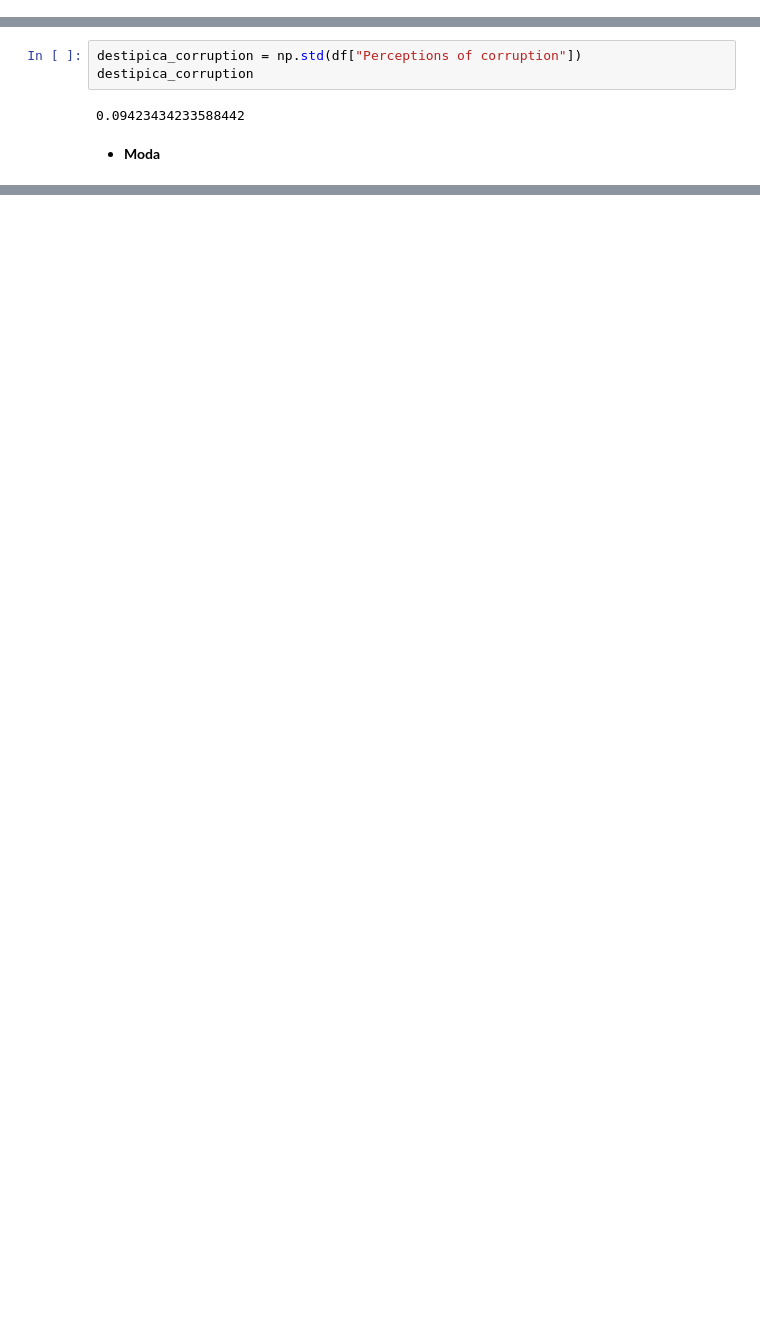
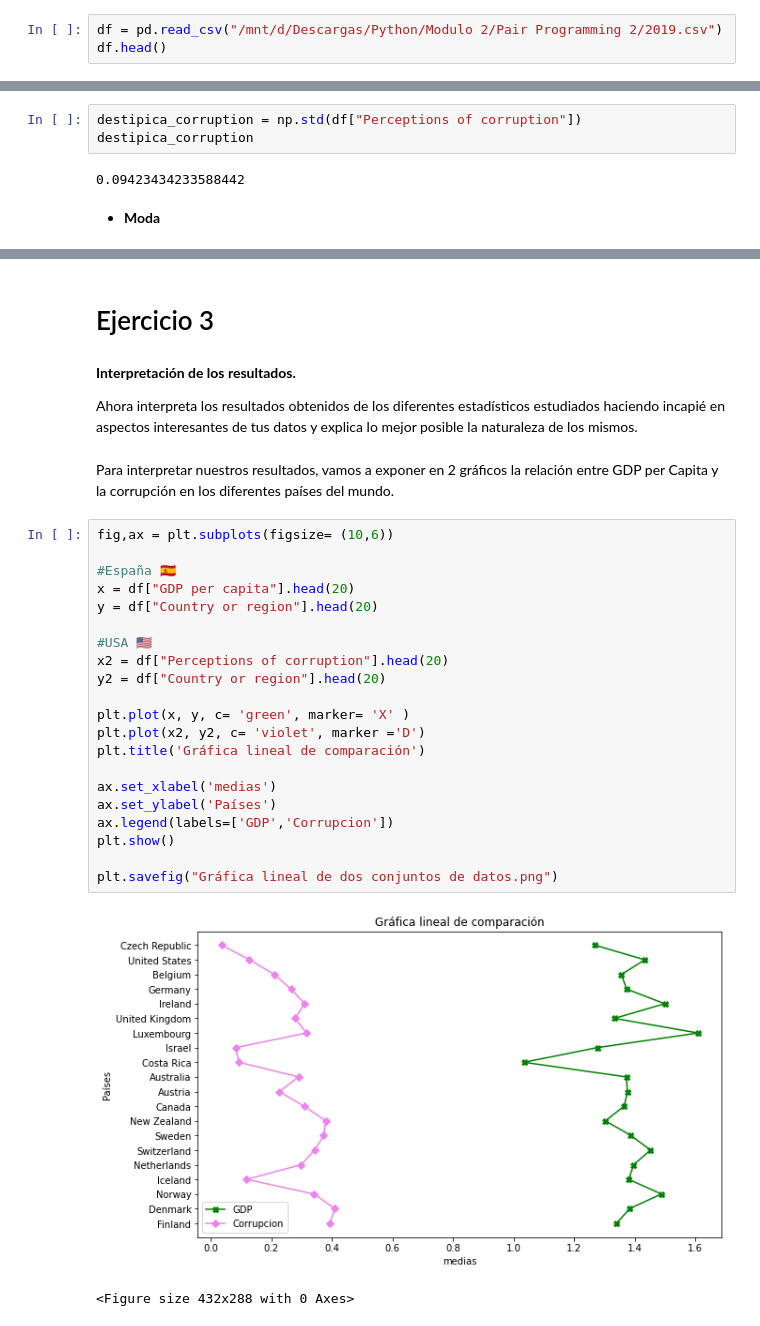
Before and after one commit to Adalab/Adalab-DA-promo-A-module-2-pairprog-2-pair-1-Guada_Lara, a Jupyter notebook: ESTADÍSTICA/1_Pair_Programming_Estadistica_1.ipynb, the cells around one changed output, grey strips where cells are left out. Saved outputs shown, nothing was run; the diff lists cells and outputs as text; blank space fills up the shorter version.

```diff
--- a/ESTADÍSTICA/1_Pair_Programming_Estadistica_1.ipynb
+++ b/ESTADÍSTICA/1_Pair_Programming_Estadistica_1.ipynb
@@ -20,3 +13,6 @@ df.head()
 Se recomienda que el conjunto de datos a analizar tenga variables numéricas y categóricas. Ya que tambien se analizarán.
 # %% [markdown]
 *Hemos seleccionado un dataset de la página "Kaggle", que es un informe que trata sobre el estado de la felicidad en el mundo y que recoge indicadores adicionales a los económicos para tratar el bienestar.*
+# %%
+df = pd.read_csv("/mnt/d/Descargas/Python/Modulo 2/Pair Programming 2/2019.csv")
+df.head()
@@ -147,0 +181,32 @@ destipica_corruption
+# %% [markdown]
+# Ejercicio 3
+# %% [markdown]
+**Interpretación de los resultados.**
+
+Ahora interpreta los resultados obtenidos de los diferentes estadísticos estudiados haciendo incapié en aspectos interesantes de tus datos y explica lo mejor posible la naturaleza de los mismos.
+# %% [markdown]
+Para interpretar nuestros resultados, vamos a exponer en 2 gráficos la relación entre GDP per Capita y la corrupción en los diferentes países del mundo.
+# %%
+fig,ax = plt.subplots(figsize= (10,6))
+
+#España 🇪🇸
+x = df["GDP per capita"].head(20)
+y = df["Country or region"].head(20)
+
+#USA 🇺🇲
+x2 = df["Perceptions of corruption"].head(20)
+y2 = df["Country or region"].head(20)
+
+plt.plot(x, y, c= 'green', marker= 'X' )
+plt.plot(x2, y2, c= 'violet', marker ='D')
+plt.title('Gráfica lineal de comparación')
+
+ax.set_xlabel('medias')
+ax.set_ylabel('Países')
+ax.legend(labels=['GDP','Corrupcion'])
+plt.show()
+
+plt.savefig("Gráfica lineal de dos conjuntos de datos.png")
+# %% [output]
+[figure, added]
+<Figure size 432x288 with 0 Axes>
```
Also changed, not shown: parts of 23 cells of this notebook, 1 other file.
